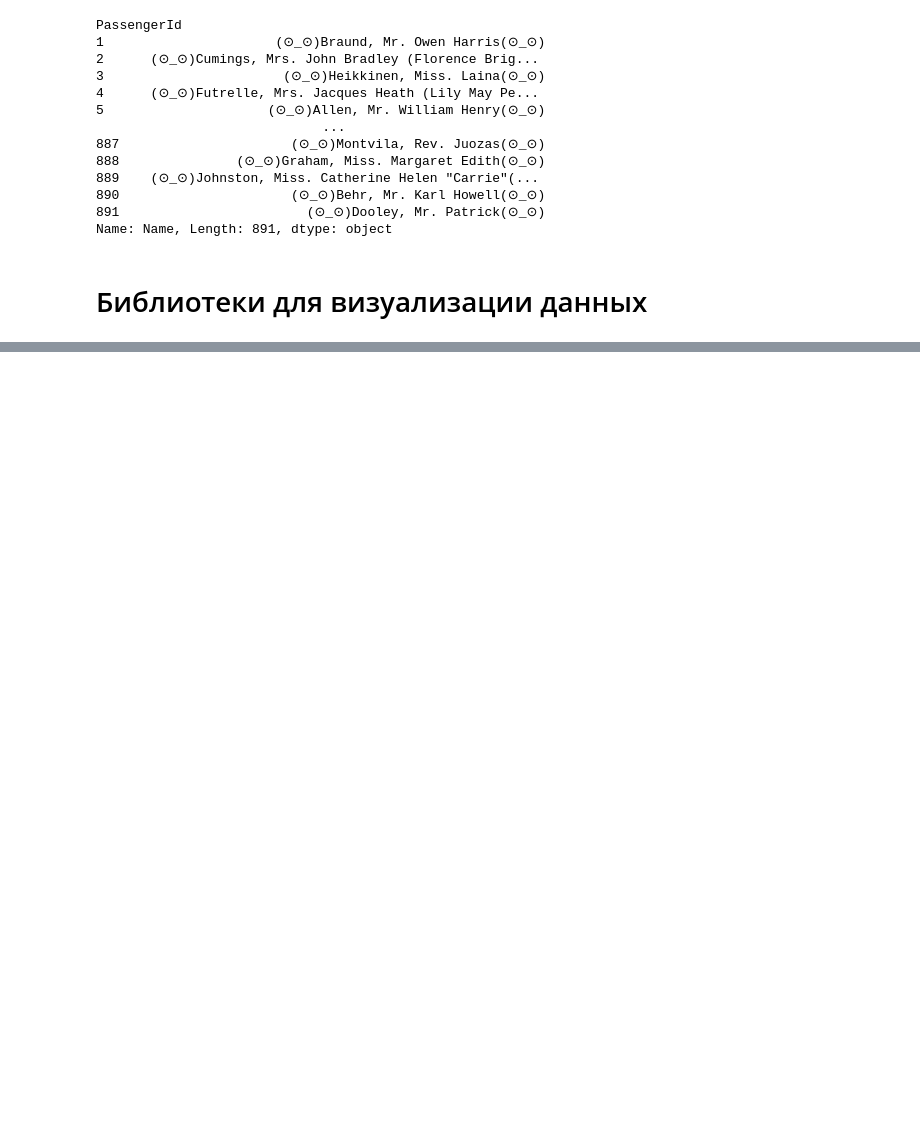
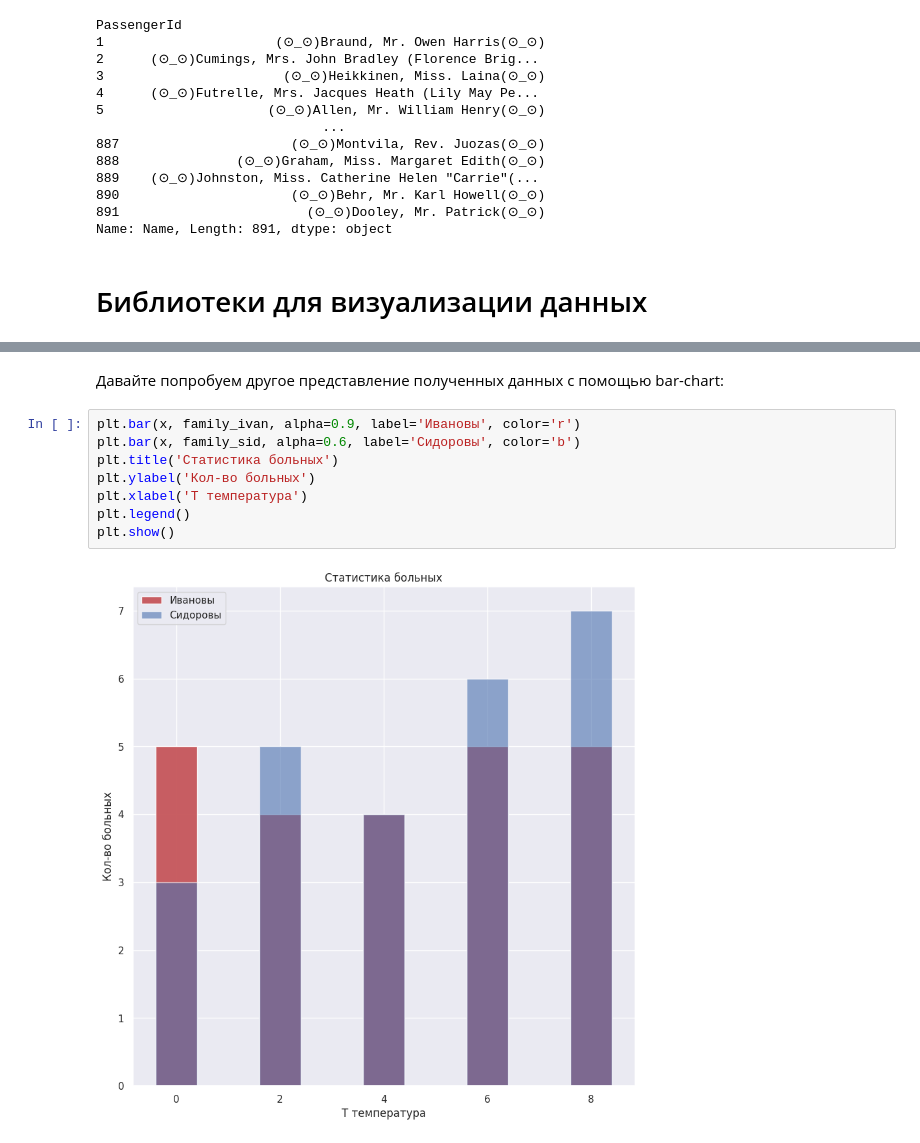
Before and after one commit to kirilltobola/perseus, a Jupyter notebook: 1.libraries/seminar_1.ipynb, the cells around one changed output, grey strips where cells are left out. Saved outputs shown, nothing was run; the diff lists cells and outputs as text; blank space fills up the shorter version.

```diff
--- a/1.libraries/seminar_1.ipynb
+++ b/1.libraries/seminar_1.ipynb
@@ -746,0 +817,12 @@ https://mlcourse.ai/book/topic02/topic02_visual_data_analysis.html
+# %% [markdown]
+Давайте попробуем другое представление полученных данных c помощью bar-chart:
+# %%
+plt.bar(x, family_ivan, alpha=0.9, label='Ивановы', color='r')
+plt.bar(x, family_sid, alpha=0.6, label='Сидоровы', color='b')
+plt.title('Статистика больных')
+plt.ylabel('Кол-во больных')
+plt.xlabel('T температура')
+plt.legend()
+plt.show()
+# %% [output]
+[figure, added]
```
Also changed, not shown: parts of 37 cells of this notebook, 10 other files.
